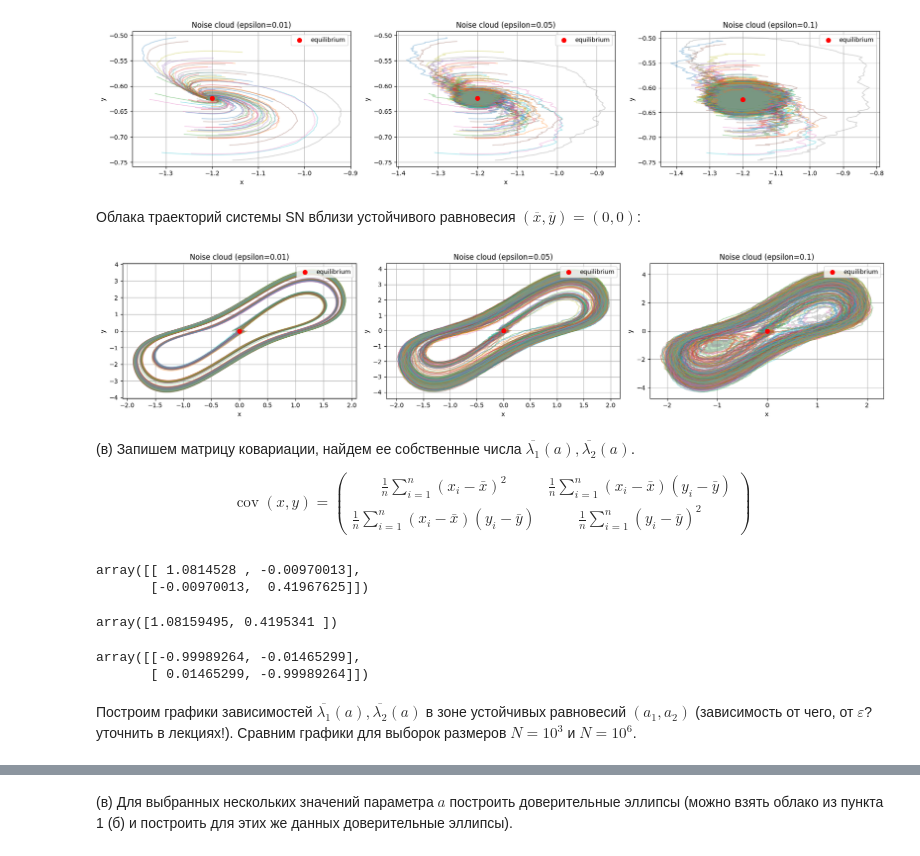
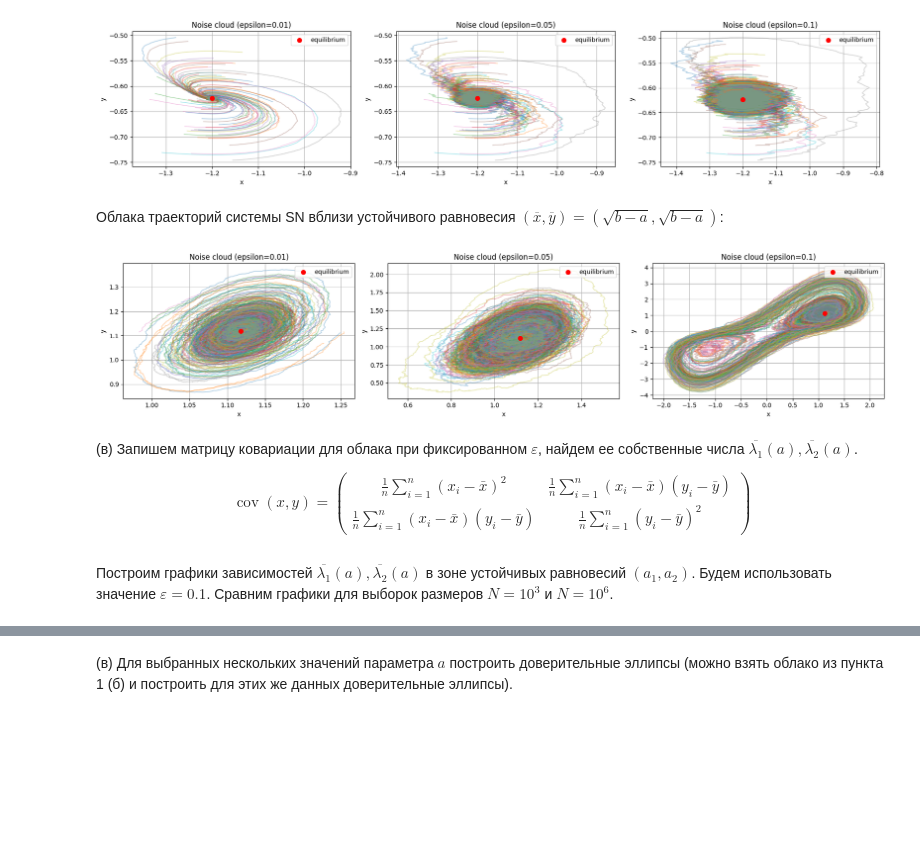
Before and after one commit to vantouse/2026-spring_stochastic-analysis, a Jupyter notebook: kostarev_lab3_part2.ipynb, the cells around one changed output, grey strips where cells are left out. Cells and saved outputs as stored; diff of their text form; code cells hidden in the pictures; blank space fills up the shorter version.

```diff
--- a/kostarev_lab3_part2.ipynb
+++ b/kostarev_lab3_part2.ipynb
@@ -110,7 +143,7 @@ def simulate_trajectory(
     trajectory[0] = state_init
 
     for i in range(n - 1):
-        trajectory[i + 1] = step_stochastic(
+        trajectory[i + 1] = step_stochastic_em(
             model_func=model_func,
             params=params,
             state=trajectory[i],
@@ -167,7 +200,7 @@ def plot_stochastic_cloud(
 # %%
 delta, a = 0.1, 1.2
 
-equilibrium = np.array([-a, a**3 / 3 - a])
+equilibrium_expr = np.array([-a, a**3 / 3 - a])
 
 noise_mask = np.array([1, 0])   # add noise to 1st equation only
 epsilon_values = [0.01, 0.05, 0.1]
@@ -180,7 +213,7 @@ for ax, epsilon in zip(axes, epsilon_values):
         ax=ax,
         model_func=model_FHN,
         params=dict(delta=delta, a=a),
-        equilibrium=equilibrium,
+        equilibrium=equilibrium_expr,
         time_span=time_span,
         epsilon=epsilon,
         noise_mask=noise_mask,
@@ -192,36 +225,36 @@ plt.show()
 # %% [output]
 [figure]
 # %% [markdown]
-Облака траекторий системы SN вблизи устойчивого равновесия $(\overline{x}, \overline{y}) = (0, 0)$:
+Облака траекторий системы SN вблизи устойчивого равновесия $(\overline{x}, \overline{y}) = (\sqrt{b - a}, \sqrt{b - a})$:
 # %%
-a, b = 1, 2
+a, b = 0.75, 2
 
-equilibrium = np.array([0, 0])
+equilibrium_expr = np.array([np.sqrt(b - a), np.sqrt(b - a)])
 
 noise_mask = np.array([1, 1])   # add noise to both equations
 epsilon_values = [0.01, 0.05, 0.1]
 time_span = np.linspace(0, 50, 5000)
 
 fig, axes = plt.subplots(1, len(epsilon_values), figsize=(18, 4))
 
 for ax, epsilon in zip(axes, epsilon_values):
     plot_stochastic_cloud(
         ax=ax,
         model_func=model_SN,
         params=dict(a=a, b=b),
-        equilibrium=equilibrium,
+        equilibrium=equilibrium_expr,
         time_span=time_span,
         epsilon=epsilon,
         noise_mask=noise_mask,
         n_trajectories=100
     )
 
 plt.tight_layout()
 plt.show()
 # %% [output]
-[figure, old version]
+[figure, new version]
 # %% [markdown]
-(в) Запишем матрицу ковариации, найдем ее собственные числа $\overline{\lambda_1}(a), \overline{\lambda_2}(a)$.
+(в) Запишем матрицу ковариации для облака при фиксированном $\varepsilon$, найдем ее собственные числа $\overline{\lambda_1}(a), \overline{\lambda_2}(a)$.
 
 $$
 \operatorname{cov}(x, y) =
@@ -284,16 +293,2 @@ eigvals, eigvecs = compute_eigenvalues(cov)
-# %%
-cov
-# %% [output]
-array([[ 1.0814528 , -0.00970013],
-       [-0.00970013,  0.41967625]])
-# %%
-eigvals
-# %% [output]
-array([1.08159495, 0.4195341 ])
-# %%
-eigvecs
-# %% [output]
-array([[-0.99989264, -0.01465299],
-       [ 0.01465299, -0.99989264]])
 # %% [markdown]
-Построим графики зависимостей $\overline{\lambda_1}(a), \overline{\lambda_2}(a)$ в зоне устойчивых равновесий $(a_1, a_2)$ (зависимость от чего, от $\varepsilon$? уточнить в лекциях!). Сравним графики для выборок размеров $N = 10^3$ и $N = 10^6$.
+Построим графики зависимостей $\overline{\lambda_1}(a), \overline{\lambda_2}(a)$ в зоне устойчивых равновесий $(a_1, a_2)$. Будем использовать значение $\varepsilon = 0.1$. Сравним графики для выборок размеров $N = 10^3$ и $N = 10^6$.
```
Also changed, not shown: parts of 19 cells of this notebook, 1 other file.
